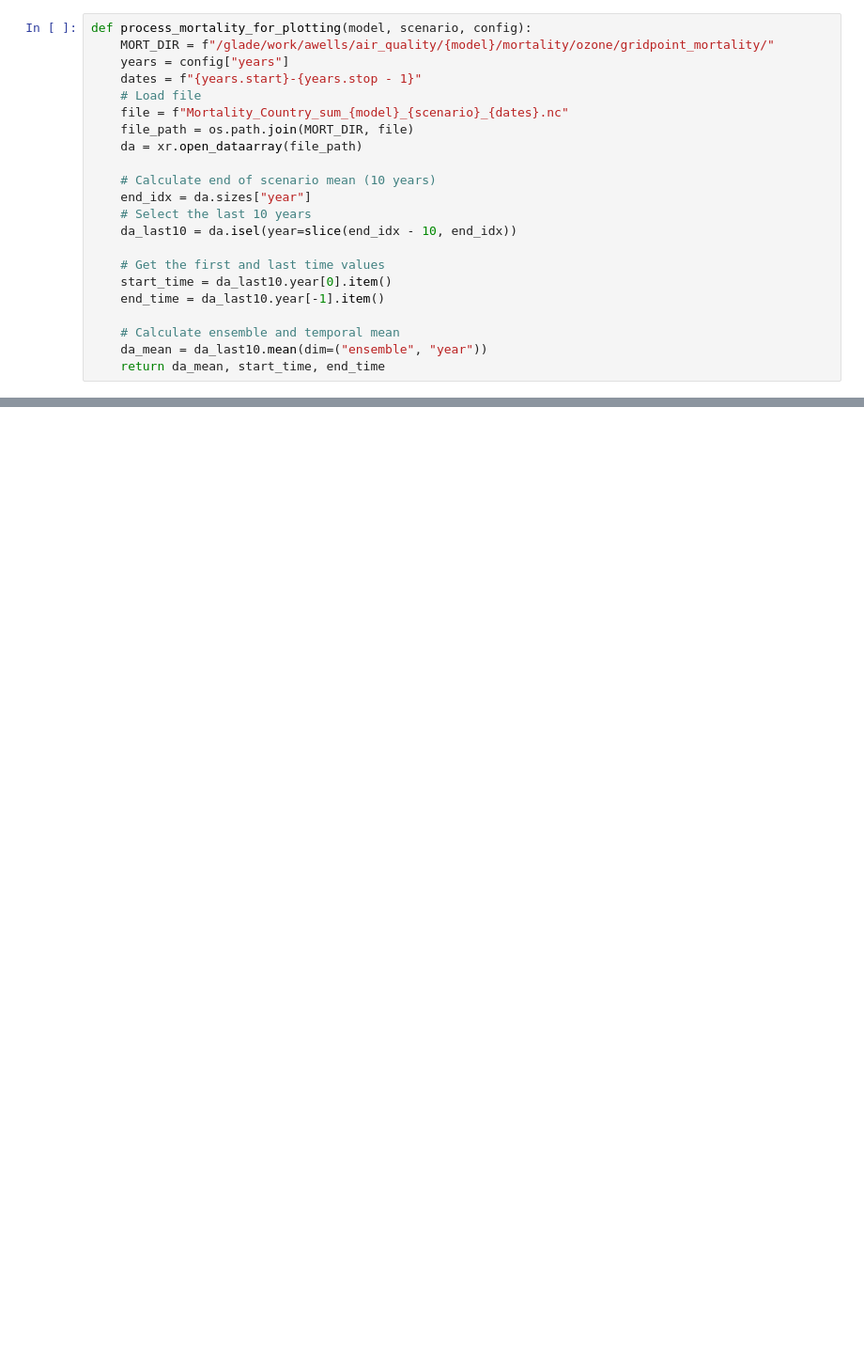
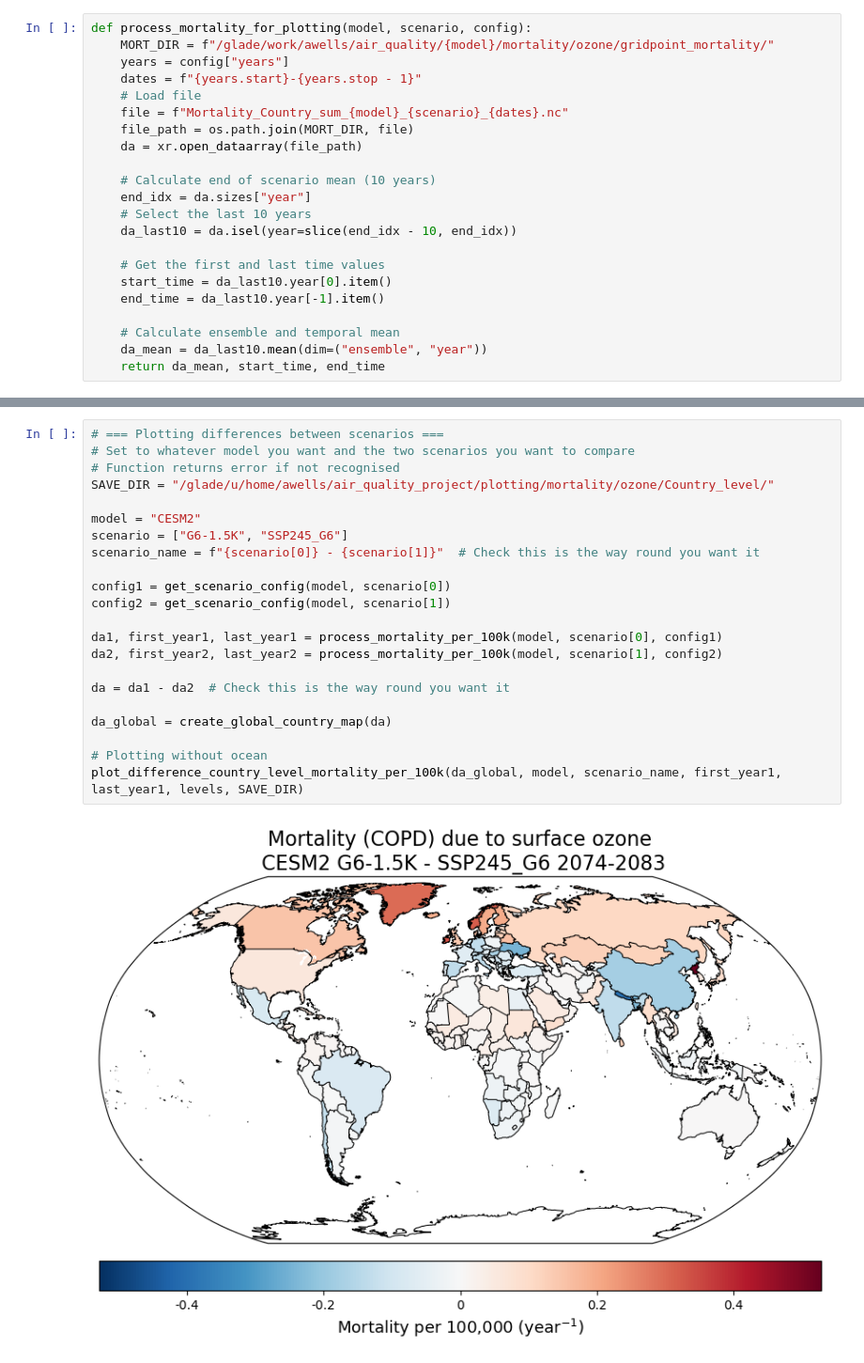
Before and after one commit to awells96/AQ_mortality_workflow, a Jupyter notebook: plotting/mortality/ozone/Country_level/Plot_country_level_mortality_map.ipynb, the cells around one changed output, grey strips where cells are left out. Shown at 94% size. Cells and saved outputs as stored; diff of their text form; blank space fills up the shorter version.

```diff
--- a/plotting/mortality/ozone/Country_level/Plot_country_level_mortality_map.ipynb
+++ b/plotting/mortality/ozone/Country_level/Plot_country_level_mortality_map.ipynb
@@ -175,0 +326,24 @@ plot_difference_country_level_mortality(da_global, model, scenario_name, first_y
+# %%
+# === Plotting differences between scenarios ===
+# Set to whatever model you want and the two scenarios you want to compare
+# Function returns error if not recognised
+SAVE_DIR = "/glade/u/home/awells/air_quality_project/plotting/mortality/ozone/Country_level/"
+
+model = "CESM2"
+scenario = ["G6-1.5K", "SSP245_G6"]
+scenario_name = f"{scenario[0]} - {scenario[1]}"  # Check this is the way round you want it
+
+config1 = get_scenario_config(model, scenario[0])
+config2 = get_scenario_config(model, scenario[1])
+
+da1, first_year1, last_year1 = process_mortality_per_100k(model, scenario[0], config1)
+da2, first_year2, last_year2 = process_mortality_per_100k(model, scenario[1], config2)
+
+da = da1 - da2  # Check this is the way round you want it
+
+da_global = create_global_country_map(da)
+
+# Plotting without ocean
+plot_difference_country_level_mortality_per_100k(da_global, model, scenario_name, first_year1, last_year1, levels, SAVE_DIR)
+# %% [output]
+[figure, added]
```
Also changed, not shown: parts of 9 cells of this notebook, 26 other files.
